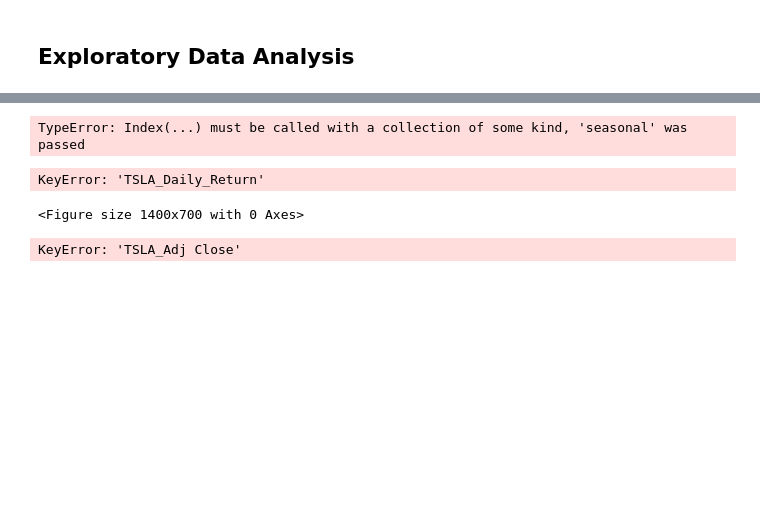
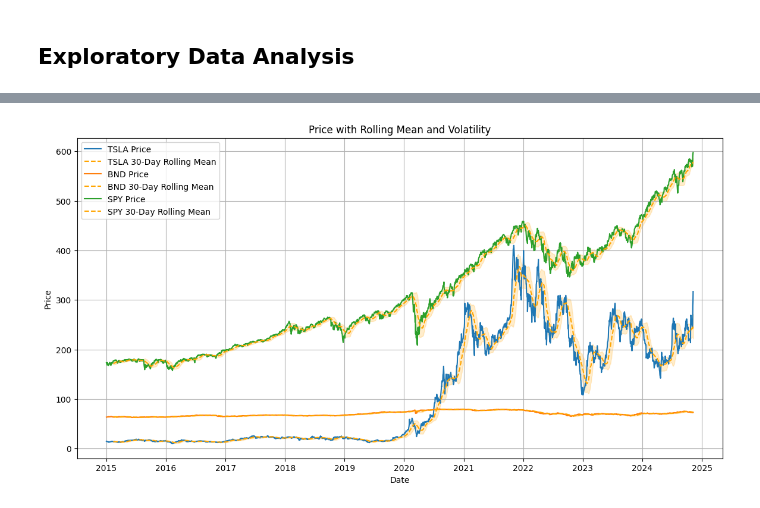
Before and after one commit to trynursalme/KAIM-Week-11, a Jupyter notebook: notebook/EDA.ipynb, the cells around one changed output, grey strips where cells are left out. Cells and saved outputs as stored; diff of their text form; code cells hidden in the pictures; blank space fills up the shorter version.

```diff
--- a/notebook/EDA.ipynb
+++ b/notebook/EDA.ipynb
@@ -427,44 +117,20 @@ plt.show()
-# %%
-# Step 10: Time Series Decomposition for TSLA
-tsla_close = df[df['Ticker'] == 'TSLA']['Adj Close'].dropna()
-decomposition = seasonal_decompose(tsla_close, model='multiplicative', period=365)
-decomposition.plot()
-plt.suptitle('Time Series Decomposition of TSLA', fontsize=16)
-plt.show()
-
-# Step 11: Volatility Analysis (VaR and Sharpe Ratio)
-def calculate_var(returns, confidence_level=0.95):
-    return np.percentile(returns.dropna(), 100 * (1 - confidence_level))
-
-def calculate_sharpe_ratio(returns):
-    mean_return = returns.mean()
-    std_return = returns.std()
-    return mean_return / std_return
-
-# Calculate and print VaR and Sharpe Ratio
-for ticker in tickers:
-    returns = df[f'{ticker}_Daily_Return']
-    var = calculate_var(returns)
-    sharpe_ratio = calculate_sharpe_ratio(returns)
-    print(f"{ticker} - VaR: {var:.4f}, Sharpe Ratio: {sharpe_ratio:.4f}")
-# %% [output]
-TypeError: Index(...) must be called with a collection of some kind, 'seasonal' was passed
-# %%
-# Plot daily percentage change
-plt.figure(figsize=(14, 7))
-for ticker in ['TSLA', 'BND', 'SPY']:
-    sns.histplot(data[f'{ticker}_Daily_Return'].dropna(), bins=100, kde=True, label=ticker)
-plt.title('Distribution of Daily Returns')
-plt.xlabel('Daily Return')
-plt.ylabel('Frequency')
-plt.legend()
-plt.show()
-# %% [output]
-KeyError: 'TSLA_Daily_Return'
-<Figure size 1400x700 with 0 Axes>
-# %%
-tickers = ['TSLA', 'BND', 'SPY']
-for ticker in tickers:
-    data[f'{ticker}_Daily_Return'] = data[f'{ticker}_Adj Close'].pct_change()
-# %% [output]
-KeyError: 'TSLA_Adj Close'
+# %%
+rolling_mean = combined_data.rolling(window=30).mean()
+rolling_std = combined_data.rolling(window=30).std()
+
+plt.figure(figsize=(14, 7))
+for ticker in tickers:
+    plt.plot(combined_data[ticker], label=f'{ticker} Price')
+    plt.plot(rolling_mean[ticker], label=f'{ticker} 30-Day Rolling Mean', linestyle='--', color='orange')
+    plt.fill_between(rolling_std.index,
+                     rolling_mean[ticker] - rolling_std[ticker],
+                     rolling_mean[ticker] + rolling_std[ticker],
+                     alpha=0.2, color='orange')
+plt.title('Price with Rolling Mean and Volatility')
+plt.xlabel('Date')
+plt.ylabel('Price')
+plt.legend()
+plt.grid()
+plt.show()
+# %% [output]
+[figure, added]
```
Also changed, not shown: parts of 31 cells of this notebook.
